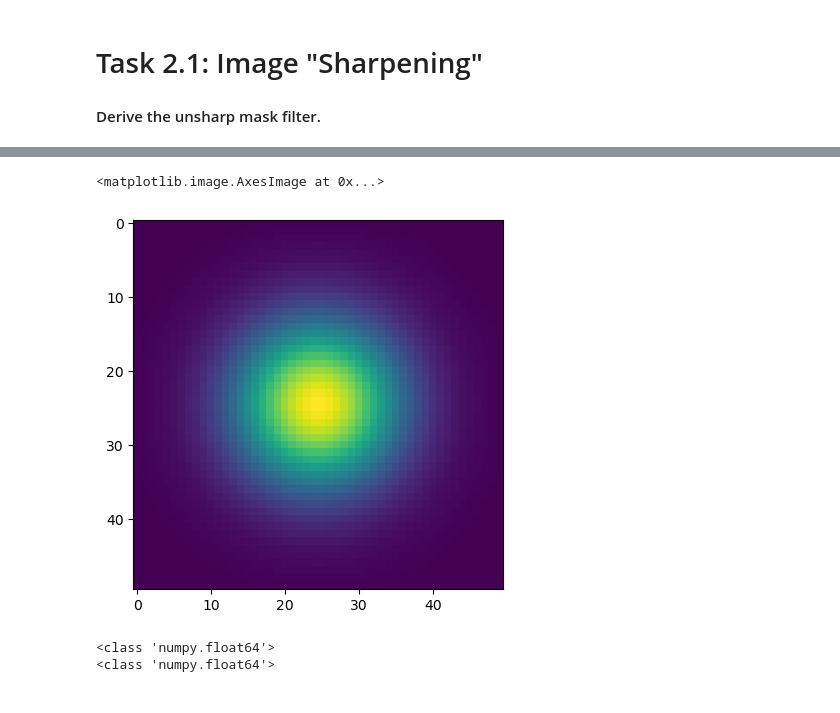
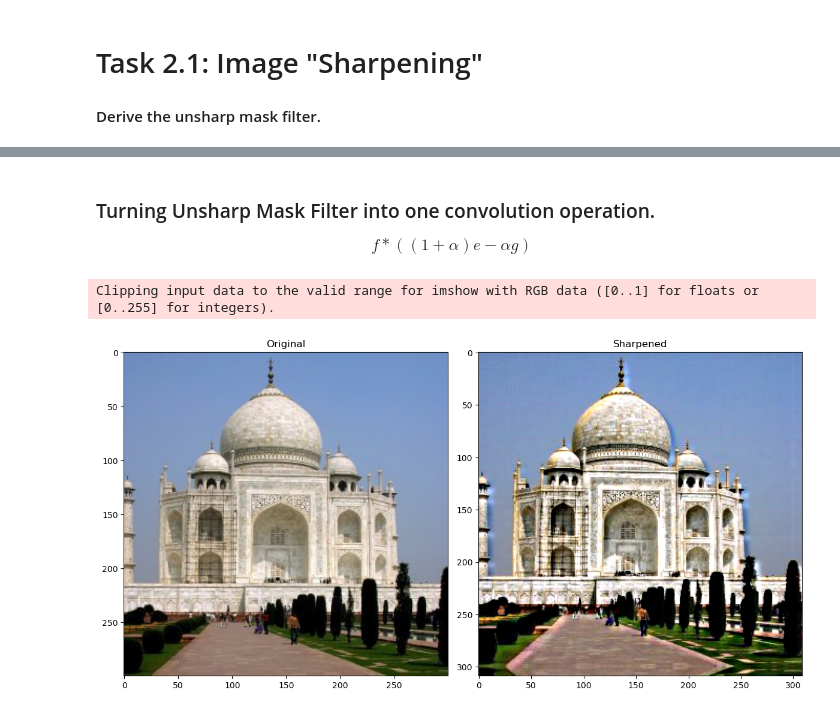
Before and after one commit to hackerzilla/cs180, a Jupyter notebook: proj2/code/main.ipynb, the cells around one changed output, grey strips where cells are left out. Cells and saved outputs as stored; diff of their text form; code cells hidden in the pictures.

Commit message:
Task 2.1: Implemented single convolution unsharp filter. Result looks slightly different from simple unsharp mask. Not sure why.

```diff
--- a/proj2/code/main.ipynb
+++ b/proj2/code/main.ipynb
@@ -298,5 +294,0 @@ Clipping input data to the valid range for imshow with RGB data ([0..1] for floa
-# %%
-imshow(CreateGaussian2D(50, 0))
-# %% [output]
-<matplotlib.image.AxesImage at 0x...>
-[figure, removed]
@@ -305,7 +295,32 @@ gaussian = CreateGaussian2D(50, 0)
-# %%
-# Check the types match
-print(type(gaussian[0][0]))
-print(type(taj[0][0][0]))
-# %% [output]
-<class 'numpy.float64'>
-<class 'numpy.float64'>
+# %% [markdown]
+### Turning Unsharp Mask Filter into one convolution operation.
+
+$$
+f*((1+\alpha)e-\alpha g)
+$$
+# %%
+def SharpenSingleConvolvution(image, alpha, kernel_size, kernel_std):
+    # Sharpens grayscale image.
+    pre_filter = (1+alpha)*unit_impulse((kernel_size, kernel_size)) - alpha*CreateGaussian2D(kernel_size, kernel_std)
+    return convolve2d(image, pre_filter, mode='full', boundary='symm')
+
+def SharpenSingleConvolutionRGB(image, alpha, kernel_size, kernel_std):
+    """
+    Calls SharpenSingleConvolvution() for all of the color channels and recombines.
+    """
+    # Split the image into color channels.
+    channels = [image[:,:,c] for c in range(image.shape[2])]
+
+    # Call sharpen on each color channel, treating them as grayscale images.
+    sharpenedChannels = [SharpenSingleConvolvution(channel, alpha, kernel_size, kernel_std) for channel in channels]
+
+    # Recombine the sharpened color channels
+    sharpenedImage = np.stack(sharpenedChannels, axis=-1)
+
+    return sharpenedImage
+# %%
+taj_sharp_single_conv = SharpenSingleConvolutionRGB(taj, 1, 10, 0)
+Display2Images(taj, taj_sharp_single_conv, 'Original', 'Sharpened')
+# %% [output]
+Clipping input data to the valid range for imshow with RGB data ([0..1] for floats or [0..255] for integers).
+[figure, added]
```
Also changed, not shown: parts of 7 cells of this notebook.
